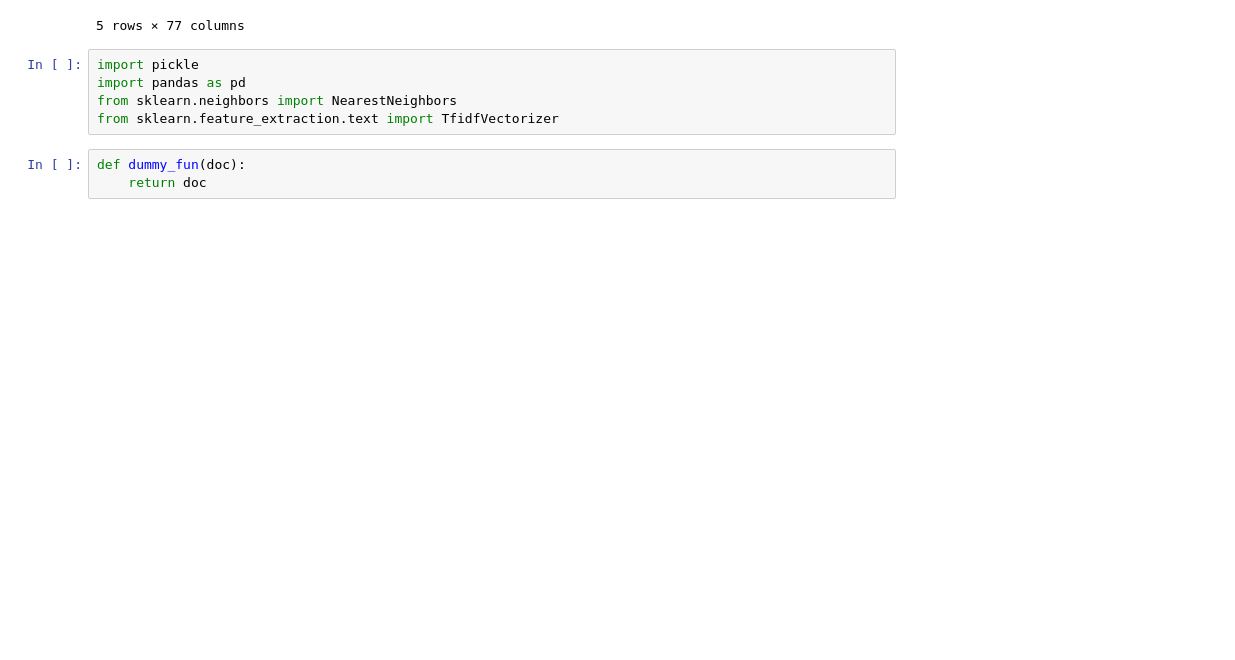
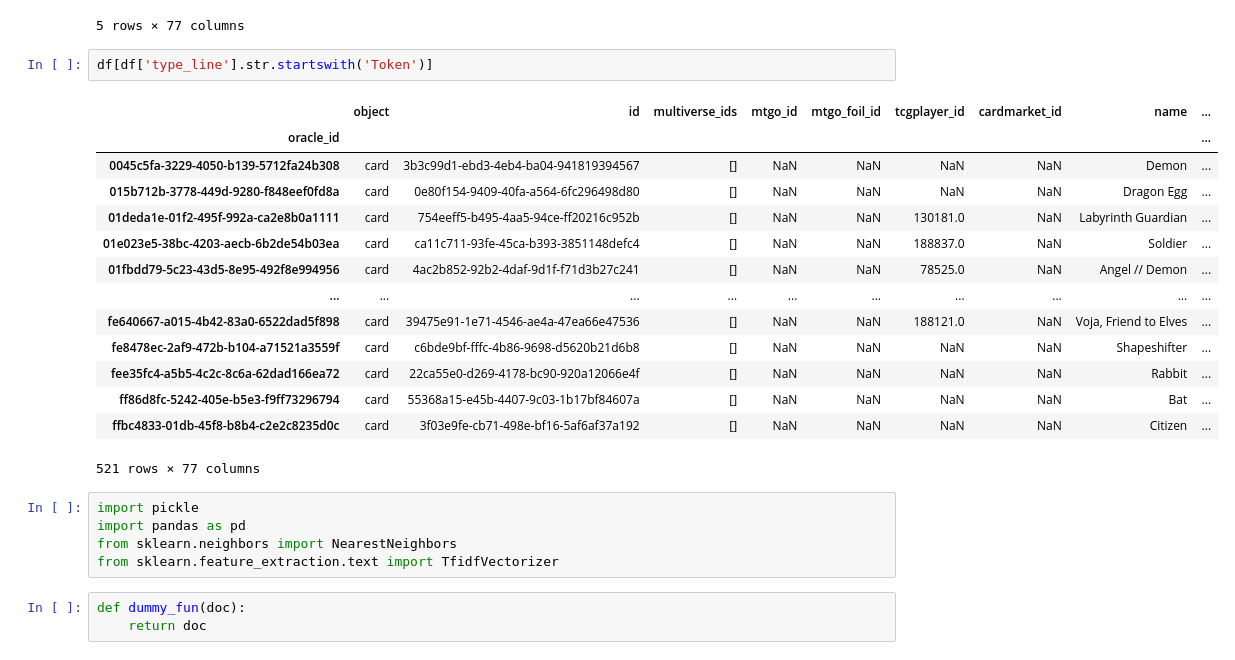
Before and after one commit to lucchesia7/mtg_app, a Jupyter notebook: src/classes/test.ipynb, the cells around one changed output. Saved outputs shown, nothing was run; the diff lists cells and outputs as text; blank space fills up the shorter version.

```diff
--- a/src/classes/test.ipynb
+++ b/src/classes/test.ipynb
@@ -14,6 +14,23 @@ df.head()
 | 000d5588-5a4c-434e-988d-396632ade42c | card | 036ef8c9-72ac-46ce-af07-83b79d736538 | [83282] | 22609.0 | 22610.0 | 12835.0 | 12551.0 | Storm Crow | ... |
 | 000e5d65-96c3-498b-bd01-72b1a1991850 | card | b125d1e7-5d9b-4997-88b0-71bdfc19c6f2 | [12380] | 12637.0 | 12638.0 | 6412.0 | 10604.0 | Walking Sponge | ... |
 5 rows × 77 columns
+# %%
+df[df['type_line'].str.startswith('Token')]
+# %% [output]
+|  | object | id | multiverse_ids | mtgo_id | mtgo_foil_id | tcgplayer_id | cardmarket_id | name | ... |
+| oracle_id |  |  |  |  |  |  |  |  | ... |
+| 0045c5fa-3229-4050-b139-5712fa24b308 | card | 3b3c99d1-ebd3-4eb4-ba04-941819394567 | [] | NaN | NaN | NaN | NaN | Demon | ... |
+| 015b712b-3778-449d-9280-f848eef0fd8a | card | 0e80f154-9409-40fa-a564-6fc296498d80 | [] | NaN | NaN | NaN | NaN | Dragon Egg | ... |
+| 01deda1e-01f2-495f-992a-ca2e8b0a1111 | card | 754eeff5-b495-4aa5-94ce-ff20216c952b | [] | NaN | NaN | 130181.0 | NaN | Labyrinth Guardian | ... |
+| 01e023e5-38bc-4203-aecb-6b2de54b03ea | card | ca11c711-93fe-45ca-b393-3851148defc4 | [] | NaN | NaN | 188837.0 | NaN | Soldier | ... |
+| 01fbdd79-5c23-43d5-8e95-492f8e994956 | card | 4ac2b852-92b2-4daf-9d1f-f71d3b27c241 | [] | NaN | NaN | 78525.0 | NaN | Angel // Demon | ... |
+| ... | ... | ... | ... | ... | ... | ... | ... | ... | ... |
+| fe640667-a015-4b42-83a0-6522dad5f898 | card | 39475e91-1e71-4546-ae4a-47ea66e47536 | [] | NaN | NaN | 188121.0 | NaN | Voja, Friend to Elves | ... |
+| fe8478ec-2af9-472b-b104-a71521a3559f | card | c6bde9bf-fffc-4b86-9698-d5620b21d6b8 | [] | NaN | NaN | NaN | NaN | Shapeshifter | ... |
+| fee35fc4-a5b5-4c2c-8c6a-62dad166ea72 | card | 22ca55e0-d269-4178-bc90-920a12066e4f | [] | NaN | NaN | NaN | NaN | Rabbit | ... |
+| ff86d8fc-5242-405e-b5e3-f9ff73296794 | card | 55368a15-e45b-4407-9c03-1b17bf84607a | [] | NaN | NaN | NaN | NaN | Bat | ... |
+| ffbc4833-01db-45f8-b8b4-c2e2c8235d0c | card | 3f03e9fe-cb71-498e-bf16-5af6af37a192 | [] | NaN | NaN | NaN | NaN | Citizen | ... |
+521 rows × 77 columns
 # %%
 import pickle
 import pandas as pd
```
Also changed, not shown: parts of 8 cells of this notebook, 4 other files.
